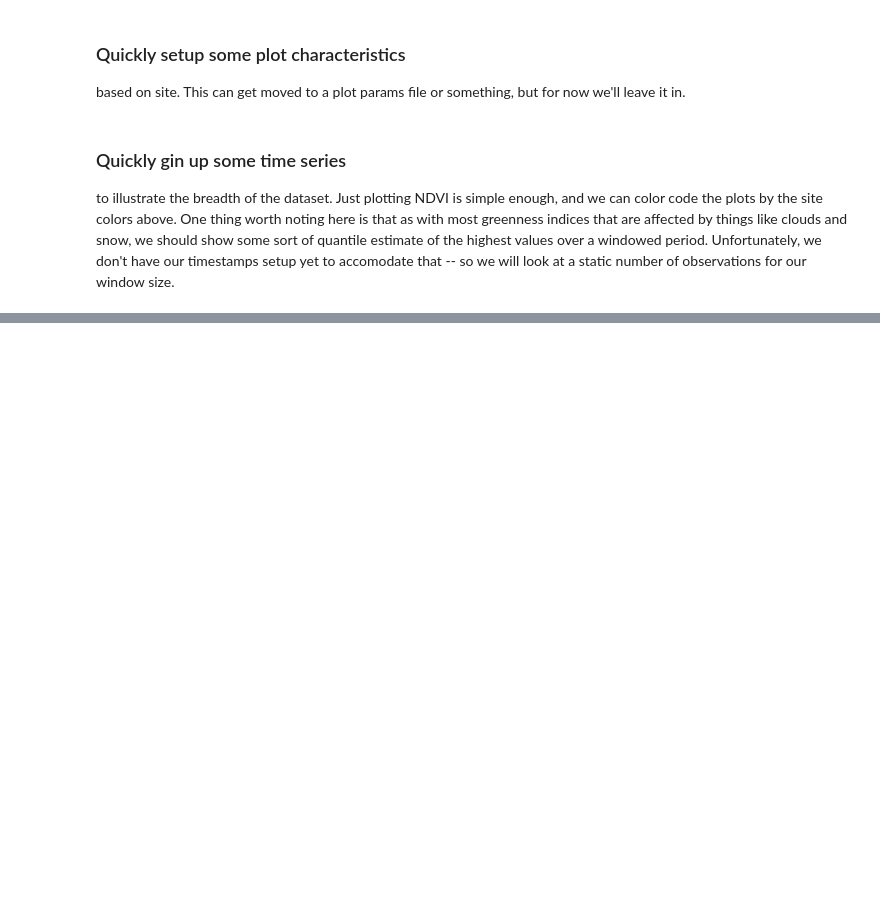
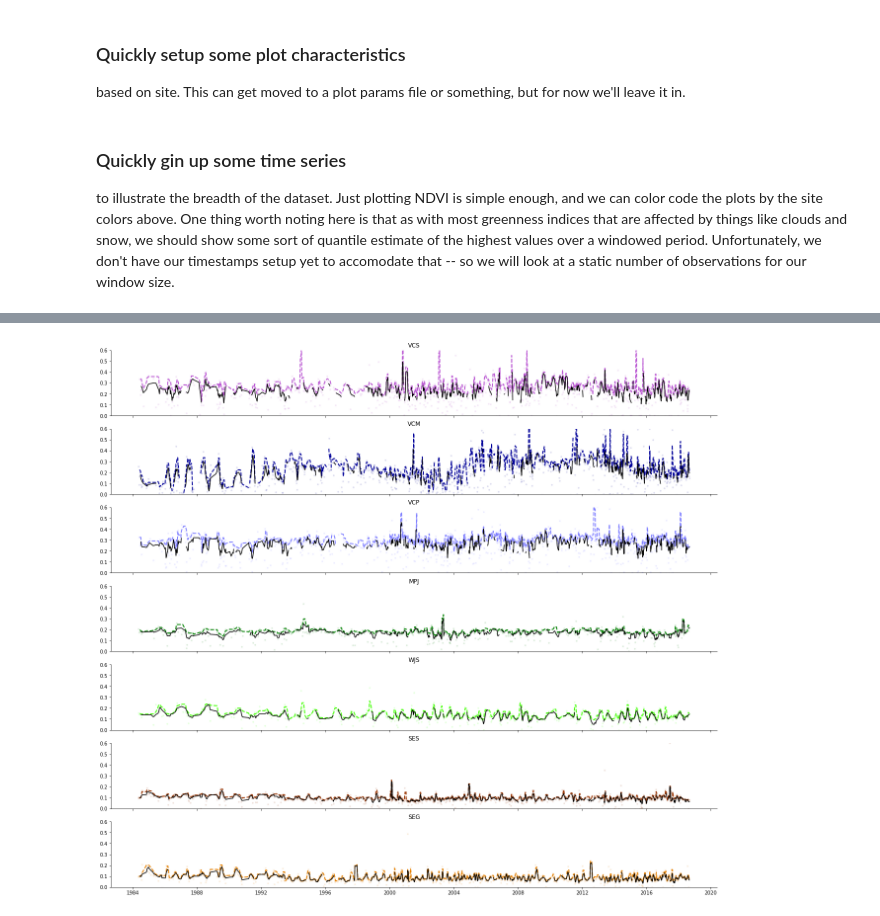
Before and after one commit to djkrofch/NMEG_RS, a Jupyter notebook: NMEG_RS.ipynb, the cells around one changed output, grey strips where cells are left out. Drawn from its saved outputs; the diff is of its cells as text; code cells hidden in the pictures; blank space fills up the shorter version.

```diff
--- a/NMEG_RS.ipynb
+++ b/NMEG_RS.ipynb
@@ -77,7 +77,7 @@ def extract_point_values(img_id, pts):
 
     fc_image_red = image.reduceRegions(collection=pts,
                                   reducer=ee.Reducer.mean(),
-                                  scale=90, bestEffort = True)
+                                  scale=200)
 
     # Convert to Pandas Dataframe
     df_image_red = fc2df(fc_image_red)
@@ -275,0 +394,27 @@ plt.savefig('allSitesRS_hr_pts.tif', dpi = 150)
+# %%
+f, (ax1, ax2, ax3, ax4, ax5, ax6, ax7) = plt.subplots(7, 1, figsize = (22,20), sharex = True)
+axs = f.axes
+idx = 0
+
+for site in siteNames:
+    ax = axs[idx]
+    siteDF = allLS[allLS.Name == site]
+    ax.plot(siteDF.index.sort_values(),
+            siteDF.EVI.rolling(5, min_periods=3).quantile(.80),
+            ls = '--', lw = 2, color = siteColors[idx])
+    ax.plot(siteDF.index.sort_values(),
+            siteDF.EVI, ls = '',
+            marker = '.', markersize = 5, alpha = 0.1, color = siteColors[idx])
+
+    ax.plot(siteDF.index.sort_values(),
+            siteDF.EVI.rolling(5, min_periods=5).mean(), ls = '-', color = 'black')
+
+    ax.set_title(site)
+    ax.set_ylim([0,0.6])
+    idx += 1
+
+sns.despine()
+plt.savefig('allSitesRS_lr_pts.tif', dpi = 100)
+plt.savefig('allSitesRS_hr_pts.tif', dpi = 150)
+# %% [output]
+[figure, added]
```
Also changed, not shown: parts of 8 cells of this notebook.
